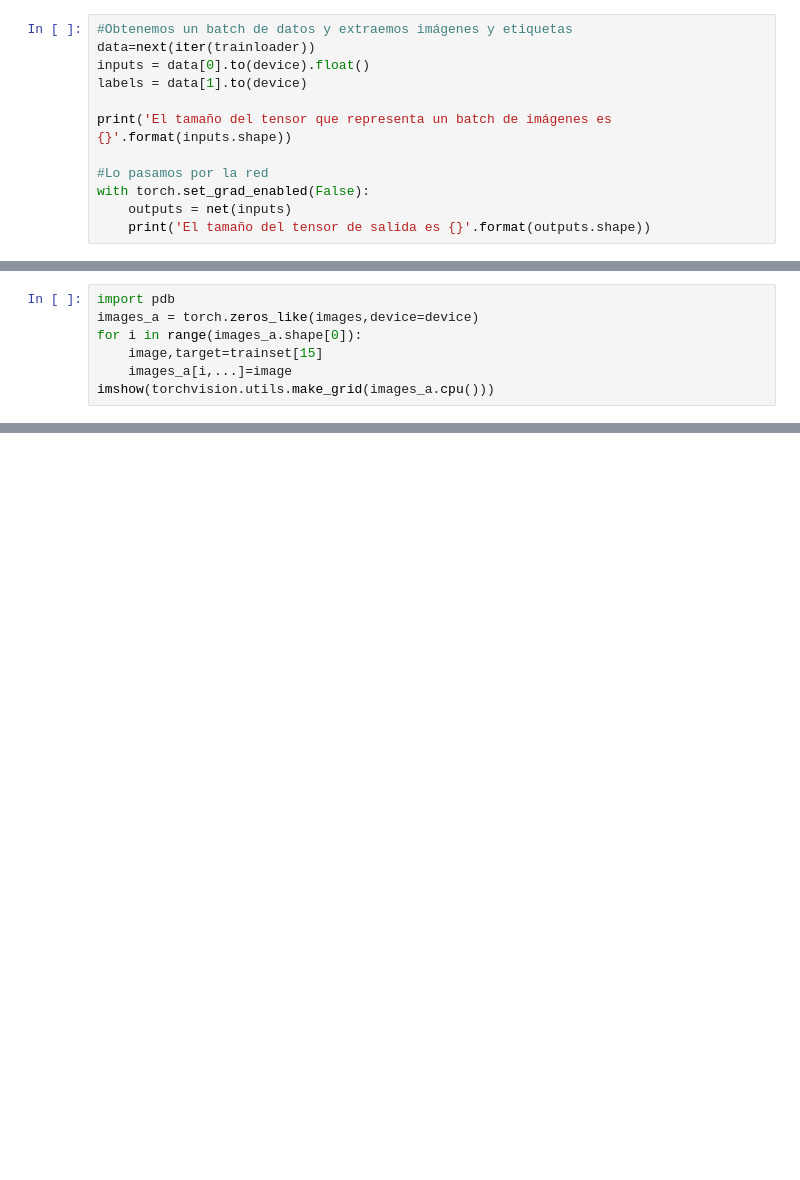
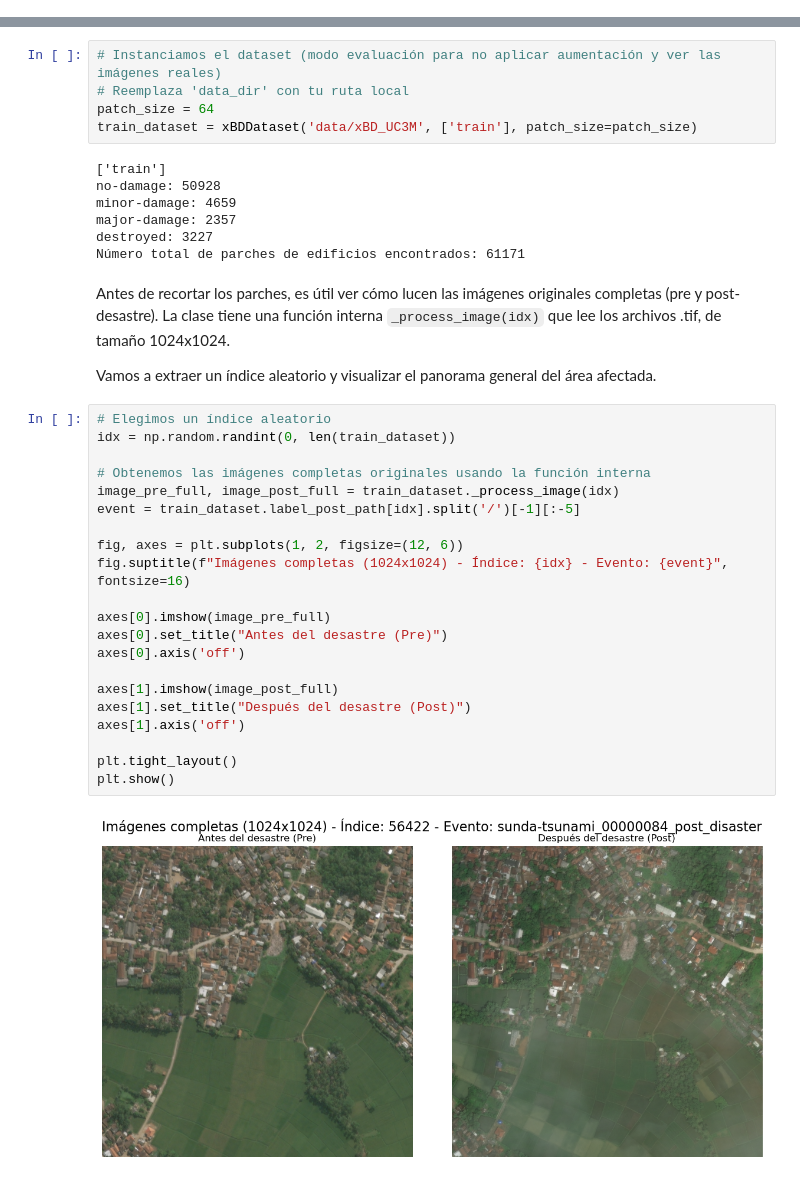
Before and after one commit to AMF064/APAI_2026, a Jupyter notebook: Practica_3/P2_Clasificacion_Imagenes_DNNs.ipynb, the cells around one changed output, grey strips where cells are left out. Drawn from its saved outputs; the diff is of its cells as text; blank space fills up the shorter version.

```diff
--- a/Practica_3/P2_Clasificacion_Imagenes_DNNs.ipynb
+++ b/Practica_3/P2_Clasificacion_Imagenes_DNNs.ipynb
@@ -504,12 +0,0 @@ net.to(device) #Pasamos la red al device que estemos usando (gpu)
-# %%
-#Obtenemos un batch de datos y extraemos imágenes y etiquetas
-data=next(iter(trainloader))
-inputs = data[0].to(device).float()
-labels = data[1].to(device)
-
-print('El tamaño del tensor que representa un batch de imágenes es {}'.format(inputs.shape))
-
-#Lo pasamos por la red
-with torch.set_grad_enabled(False):
-    outputs = net(inputs)
-    print('El tamaño del tensor de salida es {}'.format(outputs.shape))
@@ -676,7 +0,0 @@ Ahora vamos a reentrenar y testear con el data augmentation para ver si los resu
-# %%
-import pdb
-images_a = torch.zeros_like(images,device=device)
-for i in range(images_a.shape[0]):
-    image,target=trainset[15]
-    images_a[i,...]=image
-imshow(torchvision.utils.make_grid(images_a.cpu()))
@@ -749,0 +375,39 @@ plt.show()
+# %%
+# Instanciamos el dataset (modo evaluación para no aplicar aumentación y ver las imágenes reales)
+# Reemplaza 'data_dir' con tu ruta local
+patch_size = 64
+train_dataset = xBDDataset('data/xBD_UC3M', ['train'], patch_size=patch_size)
+# %% [output]
+['train']
+no-damage: 50928
+minor-damage: 4659
+major-damage: 2357
+destroyed: 3227
+Número total de parches de edificios encontrados: 61171
+# %% [markdown]
+Antes de recortar los parches, es útil ver cómo lucen las imágenes originales completas (pre y post-desastre). La clase tiene una función interna `_process_image(idx)` que lee los archivos .tif, de tamaño 1024x1024.
+
+Vamos a extraer un índice aleatorio y visualizar el panorama general del área afectada.
+# %%
+# Elegimos un índice aleatorio
+idx = np.random.randint(0, len(train_dataset))
+
+# Obtenemos las imágenes completas originales usando la función interna
+image_pre_full, image_post_full = train_dataset._process_image(idx)
+event = train_dataset.label_post_path[idx].split('/')[-1][:-5]
+
+fig, axes = plt.subplots(1, 2, figsize=(12, 6))
+fig.suptitle(f"Imágenes completas (1024x1024) - Índice: {idx} - Evento: {event}", fontsize=16)
+
+axes[0].imshow(image_pre_full)
+axes[0].set_title("Antes del desastre (Pre)")
+axes[0].axis('off')
+
+axes[1].imshow(image_post_full)
+axes[1].set_title("Después del desastre (Post)")
+axes[1].axis('off')
+
+plt.tight_layout()
+plt.show()
+# %% [output]
+[figure, added]
```
Also changed, not shown: parts of 132 cells of this notebook.
